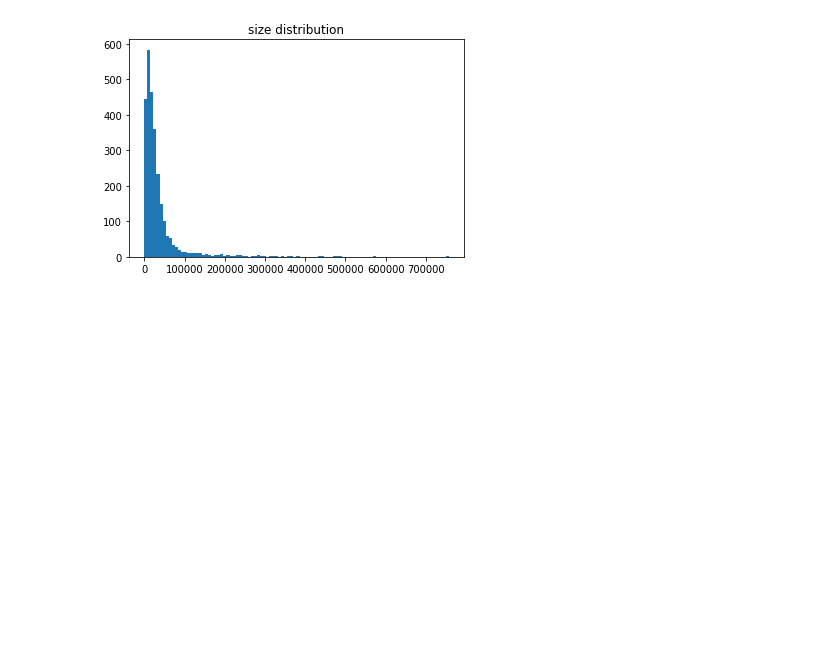
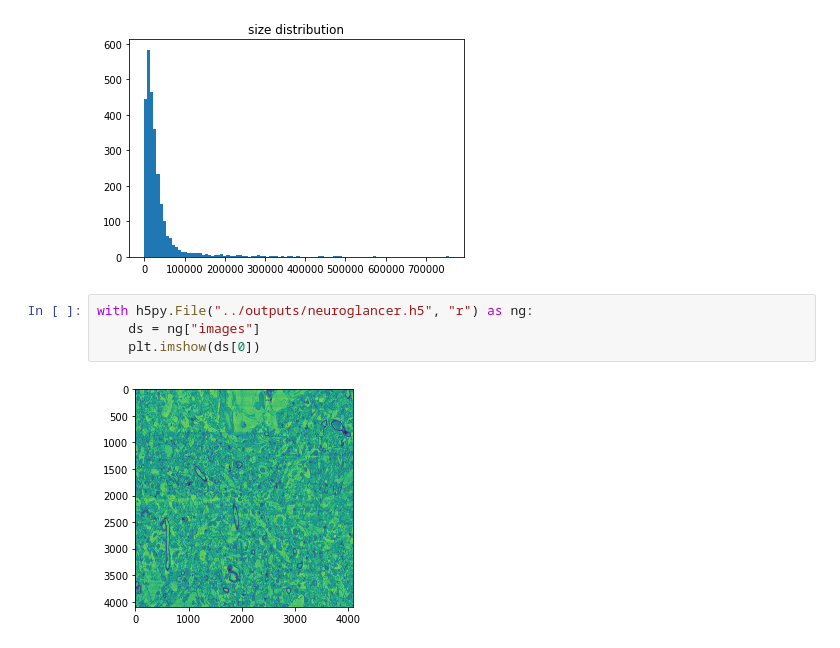
Before and after one commit to zoidberg77/EManalysis, a Jupyter notebook: notebooks/vae.ipynb, the cells around one changed output. Cells and saved outputs as stored; diff of their text form; blank space fills up the shorter version.

Commit message:
added neuroglancer export

```diff
--- a/notebooks/vae.ipynb
+++ b/notebooks/vae.ipynb
@@ -30,3 +30,9 @@ with h5py.File("../features/sizef.h5", "r") as ft:
     plt.show()
 # %% [output]
 [figure]
+# %%
+with h5py.File("../outputs/neuroglancer.h5", "r") as ng:
+    ds = ng["images"]
+    plt.imshow(ds[0])
+# %% [output]
+[figure, added]
```
Also changed, not shown: 7 other files.
